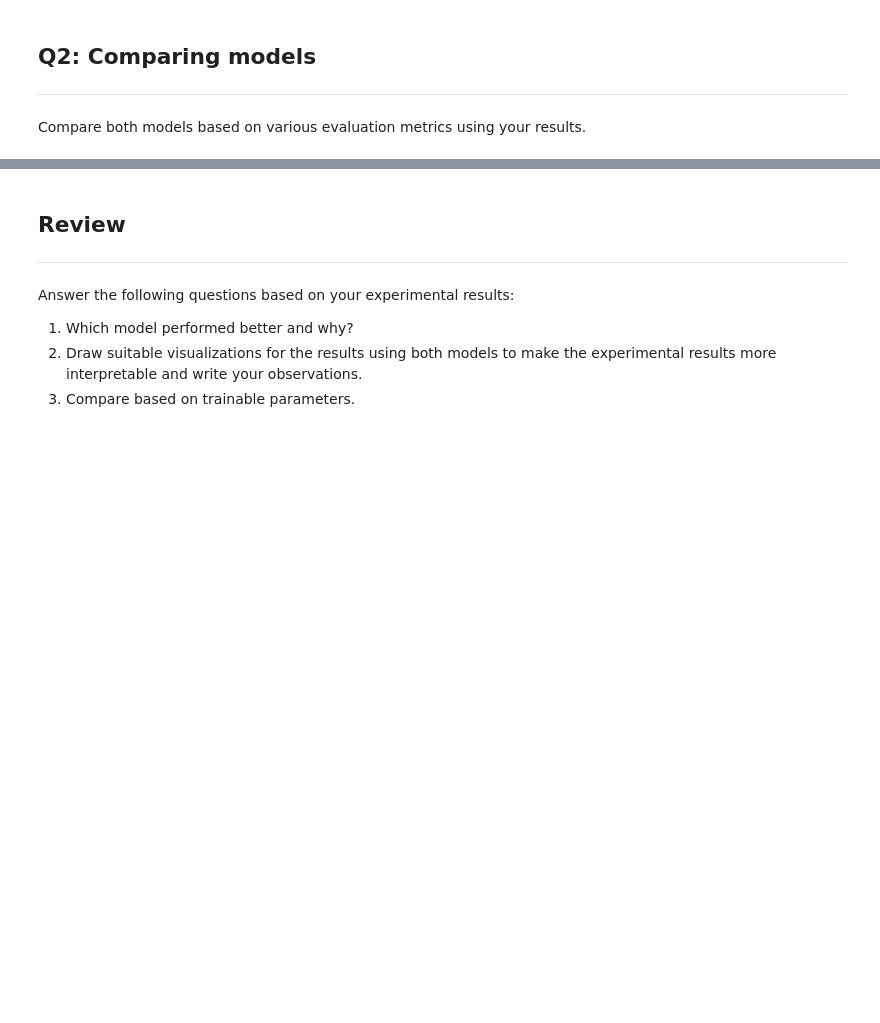
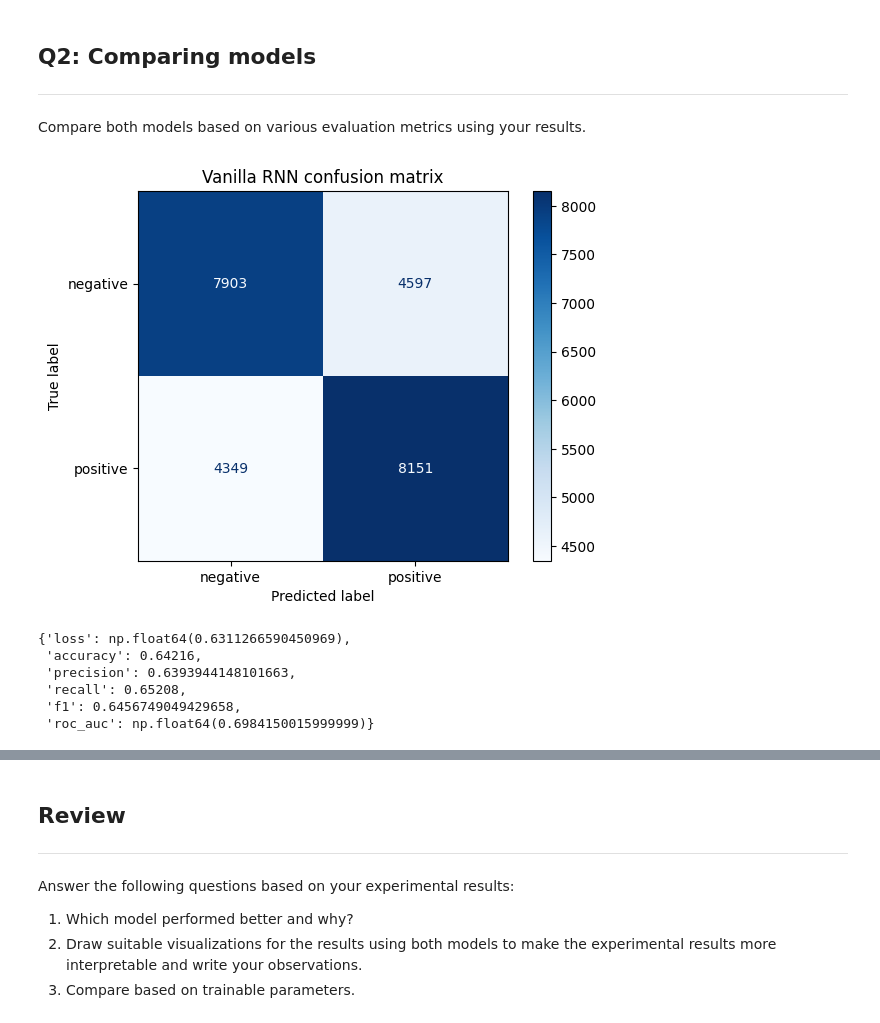
Before and after one commit to ikabrain/UCS772-CV-NLP-Lab, a Jupyter notebook: NLP_assign5/NLP_assign5.ipynb, the cells around one changed output, grey strips where cells are left out. Drawn from its saved outputs; the diff is of its cells as text; code cells hidden in the pictures; blank space fills up the shorter version.

```diff
--- a/NLP_assign5/NLP_assign5.ipynb
+++ b/NLP_assign5/NLP_assign5.ipynb
@@ -826,3 +839,36 @@ Compare both models based on various evaluation metrics using your results.
+# %%
+# Running rnn_model & lstm_model on test data
+rnn_prob = rnn_model.predict(X_test, batch_size=BATCH_SIZE).ravel() # (n_samples, 1) -> (n_samples,)
+lstm_prob = lstm_model.predict(X_test, batch_size=BATCH_SIZE).ravel()
+# %%
+def evaluate(y_true, y_prob, title="") -> dict:
+    """
+    Takes in true labels and predicted probabilities of positive sentiment, both of shape (n_samples,)
+    Returns dict of evaluation metrics, and plots the confusion matrix
+    """
+    y_pred = (y_prob > 0.5).astype(int) # Same threshold as train()'s accuracy
+    metrics = {
+        "loss": BinaryCrossEntropy()(y_true, y_prob), # Same loss as training, so directly comparable to history
+        "accuracy": accuracy_score(y_true, y_pred),
+        "precision": precision_score(y_true, y_pred), # Of reviews predicted positive, how many are positive
+        "recall": recall_score(y_true, y_pred), # Of positive reviews, how many were caught
+        "f1": f1_score(y_true, y_pred),
+        "roc_auc": roc_auc_score(y_true, y_prob), # Uses probabilities, not hard labels, so it's threshold-free!
+    }
+    ConfusionMatrixDisplay.from_predictions(y_true, y_pred, display_labels=["negative", "positive"], cmap="Blues")
+    plt.title(f"{title} confusion matrix")
+    plt.show()
+    return metrics
 # %%
-# TODO: Evaluation metrics of rnn_model on test data
+# Evaluation metrics of rnn_model on test data
+rnn_metrics = evaluate(y_test, rnn_prob, title="Vanilla RNN")
+rnn_metrics
+# %% [output]
+[figure, added]
+{'loss': np.float64(0.6311266590450969),
+ 'accuracy': 0.64216,
+ 'precision': 0.6393944148101663,
+ 'recall': 0.65208,
+ 'f1': 0.6456749049429658,
+ 'roc_auc': np.float64(0.6984150015999999)}
 # %%
```
Also changed, not shown: parts of 16 cells of this notebook.
